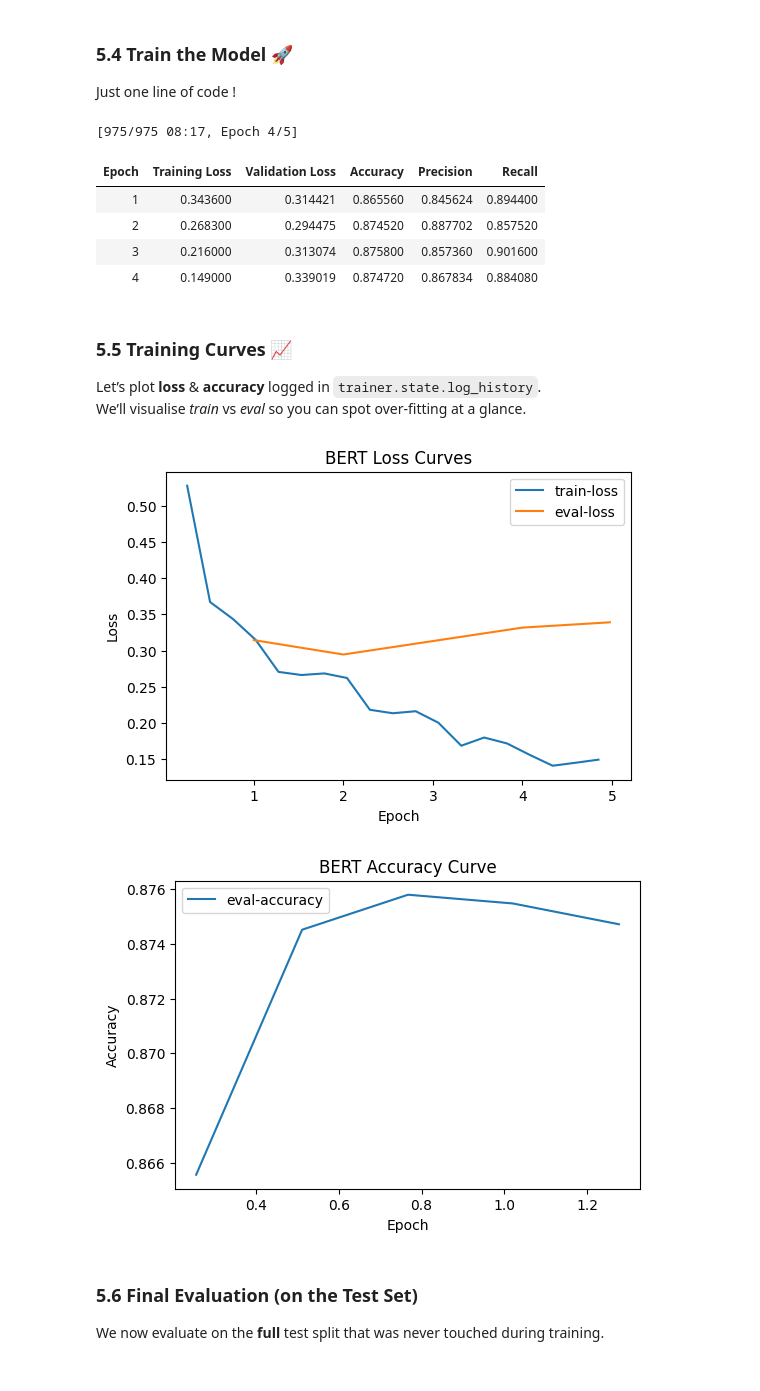
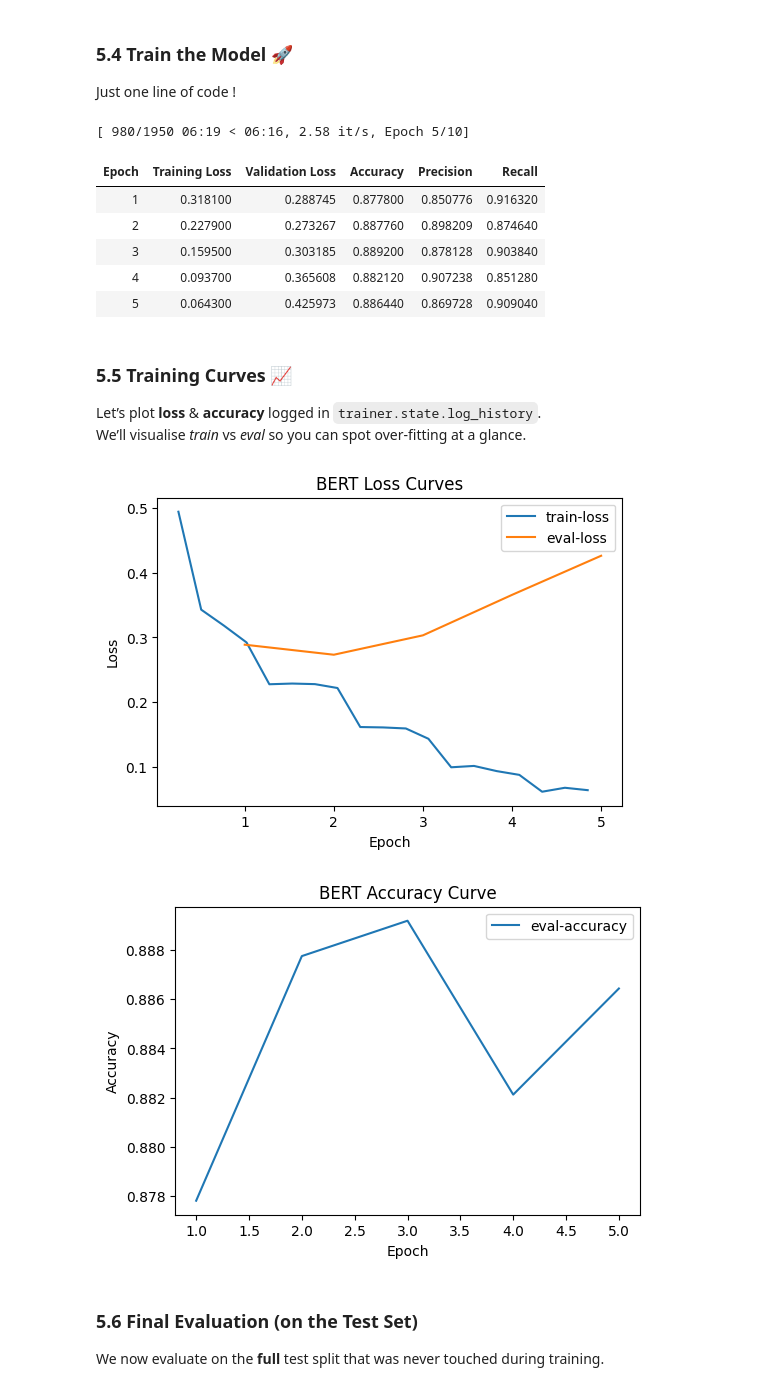
Before and after one commit to agombert/AdvancedNLPClasses, a Jupyter notebook: docs/chapter5/Session_5_1_BERT_HF_Implementation.ipynb, the cells around one changed output. Saved outputs shown, nothing was run; the diff lists cells and outputs as text; code cells hidden in the pictures.

```diff
--- a/docs/chapter5/Session_5_1_BERT_HF_Implementation.ipynb
+++ b/docs/chapter5/Session_5_1_BERT_HF_Implementation.ipynb
@@ -350,7 +346,7 @@ import evaluate, numpy as np, matplotlib.pyplot as plt
 from pathlib import Path
 import torch, random, os
 
-model_ckpt   = "distilbert/distilbert-base-uncased"   # ✔️ swap for "microsoft/MiniLM-L6..." if you need something lighter
+model_ckpt   = "bert-base-uncased"   # ✔️ swap for "microsoft/MiniLM-L6..." if you need something lighter
 num_labels   = 2                     # binary classification
 max_length   = 128                   # truncate / pad length
 batch_size   = 64
@@ -439,7 +435,7 @@ args = TrainingArguments(
     learning_rate       = 2e-5,
     per_device_train_batch_size = batch_size,
     per_device_eval_batch_size  = batch_size,
-    num_train_epochs    = 5,
+    num_train_epochs    = 10,
     weight_decay        = 0.01,
     load_best_model_at_end = True,
     metric_for_best_model = "eval_loss",
@@ -465,12 +461,13 @@ Just one line of code !
 # %%
 train_output = trainer.train()
 # %% [output]
-[975/975 08:17, Epoch 4/5]
+[ 980/1950 06:19 < 06:16, 2.58 it/s, Epoch 5/10]
 | Epoch | Training Loss | Validation Loss | Accuracy | Precision | Recall |
-| 1 | 0.343600 | 0.314421 | 0.865560 | 0.845624 | 0.894400 |
-| 2 | 0.268300 | 0.294475 | 0.874520 | 0.887702 | 0.857520 |
-| 3 | 0.216000 | 0.313074 | 0.875800 | 0.857360 | 0.901600 |
-| 4 | 0.149000 | 0.339019 | 0.874720 | 0.867834 | 0.884080 |
+| 1 | 0.318100 | 0.288745 | 0.877800 | 0.850776 | 0.916320 |
+| 2 | 0.227900 | 0.273267 | 0.887760 | 0.898209 | 0.874640 |
+| 3 | 0.159500 | 0.303185 | 0.889200 | 0.878128 | 0.903840 |
+| 4 | 0.093700 | 0.365608 | 0.882120 | 0.907238 | 0.851280 |
+| 5 | 0.064300 | 0.425973 | 0.886440 | 0.869728 | 0.909040 |
 # %% [markdown]
 ### 5.5 Training Curves 📈
 
@@ -479,31 +476,31 @@ We’ll visualise *train* vs *eval* so you can spot over-fitting at a glance.
 # %%
 # Collect logs ---------------------------------------------------------------
 logs = trainer.state.log_history
 train_loss, eval_loss, eval_acc, steps_eval, steps_train = [], [], [], [], []
 
 for e in logs:
     if 'loss' in e and e.get("epoch") is not None:
         train_loss.append(e['loss'])
         steps_train.append(e['epoch'])
     if 'eval_loss' in e:
         eval_loss.append(e['eval_loss'])
         eval_acc.append(e['eval_accuracy'])
         steps_eval.append(e['epoch'])
 
 # Plot -----------------------------------------------------------------------
 plt.figure(figsize=(6,4))
 plt.plot(steps_train, train_loss, label="train-loss")
 plt.plot(steps_eval, eval_loss, label="eval-loss")
 plt.xlabel("Epoch"); plt.ylabel("Loss"); plt.legend(); plt.title("BERT Loss Curves")
 plt.show()
 
 plt.figure(figsize=(6,4))
-plt.plot(steps[:len(eval_acc)], eval_acc, label="eval-accuracy")
+plt.plot(steps_eval, eval_acc, label="eval-accuracy")
 plt.xlabel("Epoch"); plt.ylabel("Accuracy"); plt.legend(); plt.title("BERT Accuracy Curve")
 plt.show()
 # %% [output]
-[figure, old version]
+[figure, new version]
-[figure, old version]
+[figure, new version]
 # %% [markdown]
 ### 5.6 Final Evaluation (on the Test Set)
 
```
Also changed, not shown: parts of 27 cells of this notebook, 1 other file.
